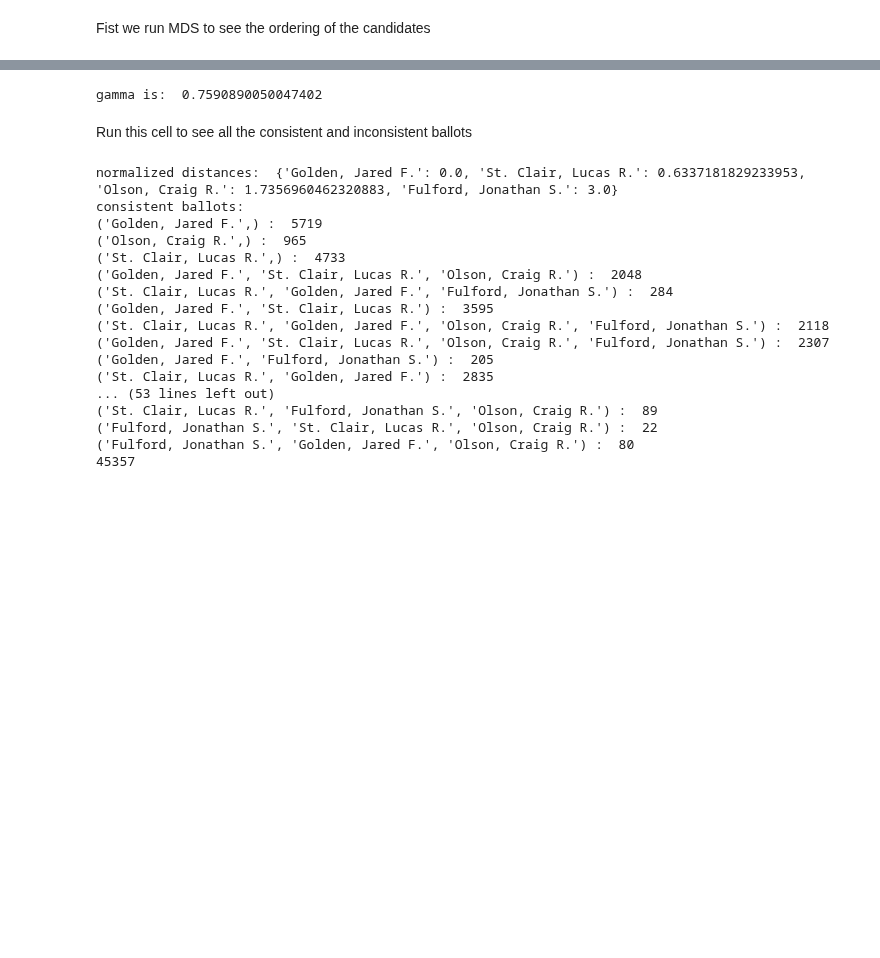
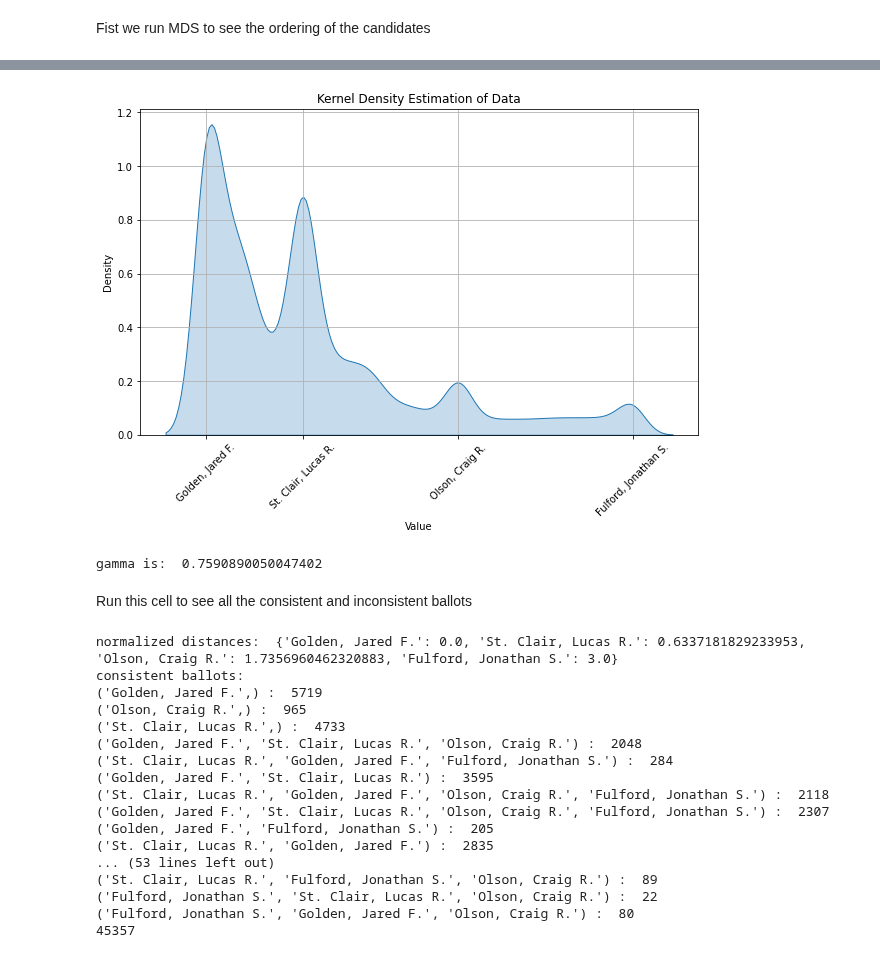
Before and after one commit to ericssimpson/voting-analysis-tools, a Jupyter notebook: cleaned files/inconsistent_ballots_analysis.ipynb, the cells around one changed output, grey strips where cells are left out. Drawn from its saved outputs; the diff is of its cells as text; code cells hidden in the pictures; blank space fills up the shorter version.

```diff
--- a/cleaned files/inconsistent_ballots_analysis.ipynb
+++ b/cleaned files/inconsistent_ballots_analysis.ipynb
@@ -67,3 +71,7 @@ KeyboardInterrupt:
+# %%
+plot_KDE(ballots, normalized_distances)
+# %% [output]
+[figure, added]
 # %%
 print("gamma is: ", get_permissive_gamma(ballots, normalized_distances)[1])
 # %% [output]
```
Also changed, not shown: parts of 1 cell of this notebook.
